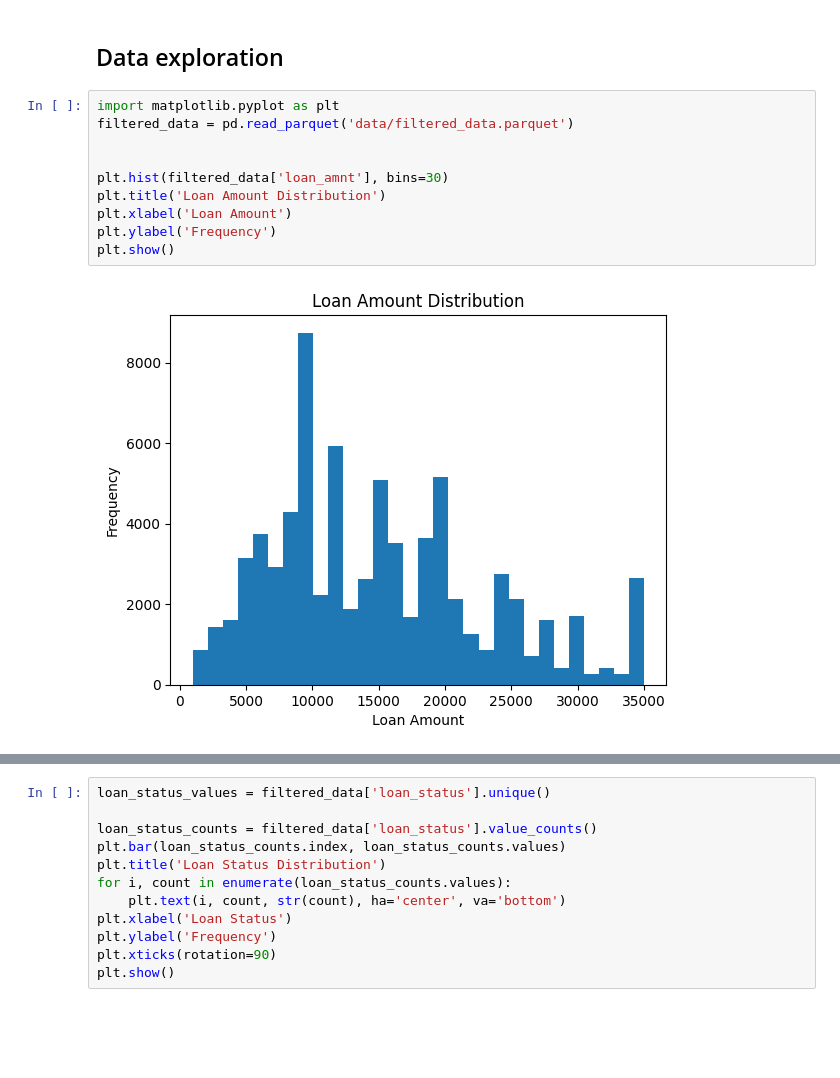
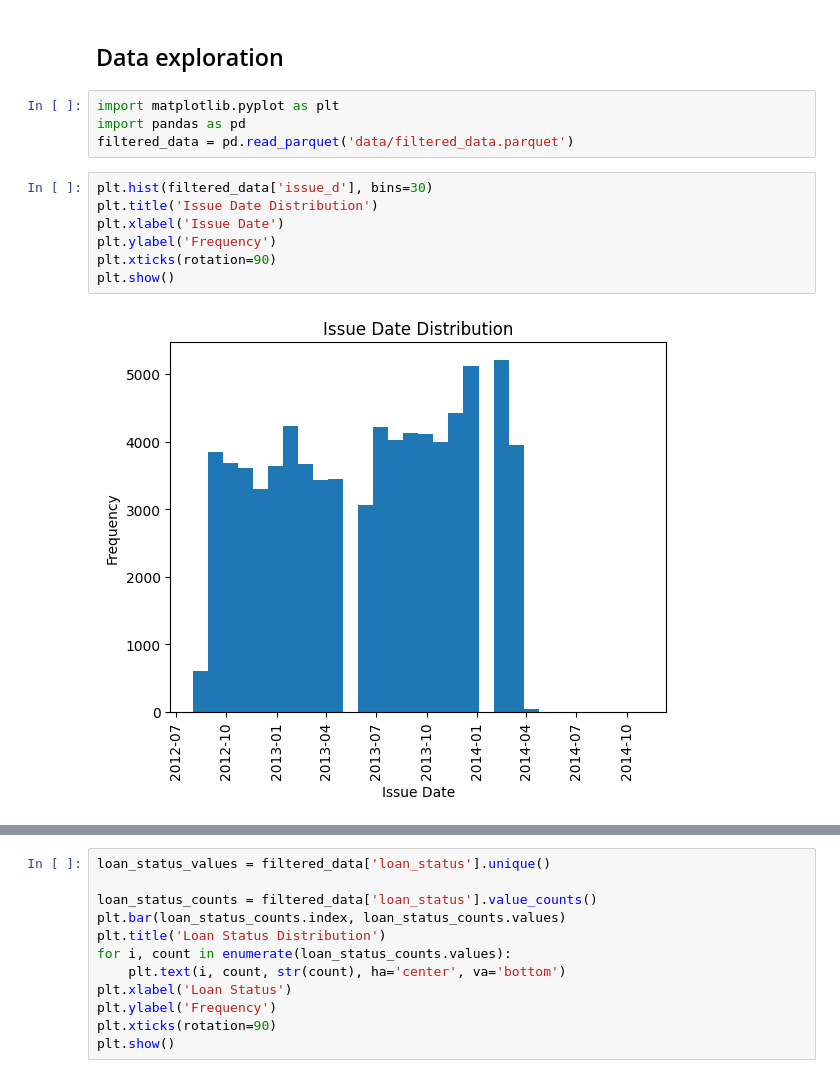
Before and after one commit to JonahNiklas/Pre-project-transformer, a Jupyter notebook: clean_data.ipynb, the cells around one changed output, grey strips where cells are left out. Drawn from its saved outputs; the diff is of its cells as text; blank space fills up the shorter version.

Commit message:
feat: add more data visualization and encoding of categorical features

```diff
--- a/clean_data.ipynb
+++ b/clean_data.ipynb
@@ -81,14 +81,15 @@ filtered_data.describe()
 # %% [markdown]
 ## Data exploration
+# %%
+import matplotlib.pyplot as plt
+import pandas as pd
+filtered_data = pd.read_parquet('data/filtered_data.parquet')
 # %%
-import matplotlib.pyplot as plt
-filtered_data = pd.read_parquet('data/filtered_data.parquet')
-
-
-plt.hist(filtered_data['loan_amnt'], bins=30)
-plt.title('Loan Amount Distribution')
-plt.xlabel('Loan Amount')
+plt.hist(filtered_data['issue_d'], bins=30)
+plt.title('Issue Date Distribution')
+plt.xlabel('Issue Date')
 plt.ylabel('Frequency')
+plt.xticks(rotation=90)
 plt.show()
 # %% [output]
-[figure, old version]
+[figure, new version]
```
Also changed, not shown: parts of 13 cells of this notebook.
